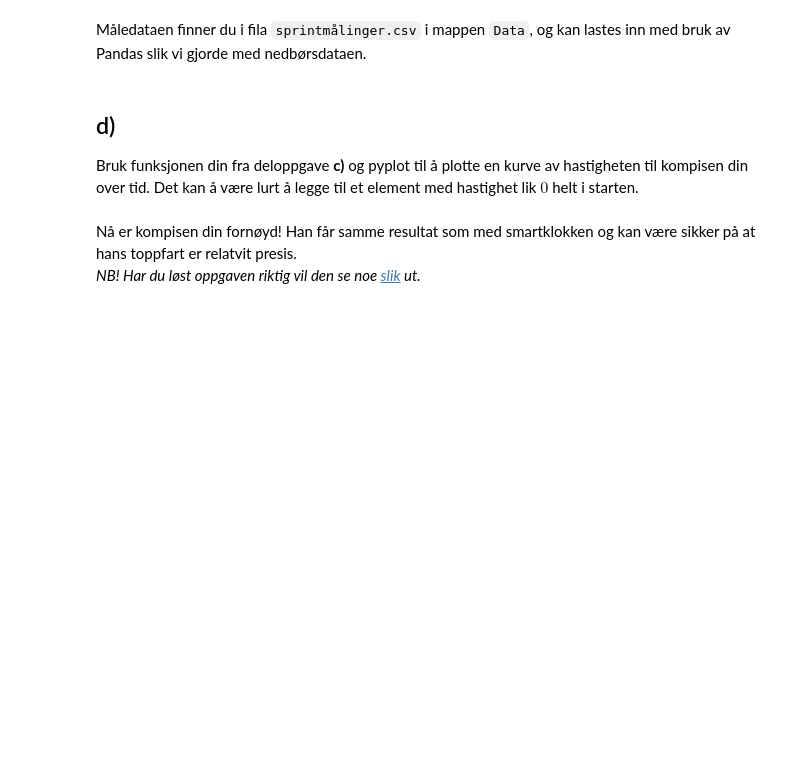
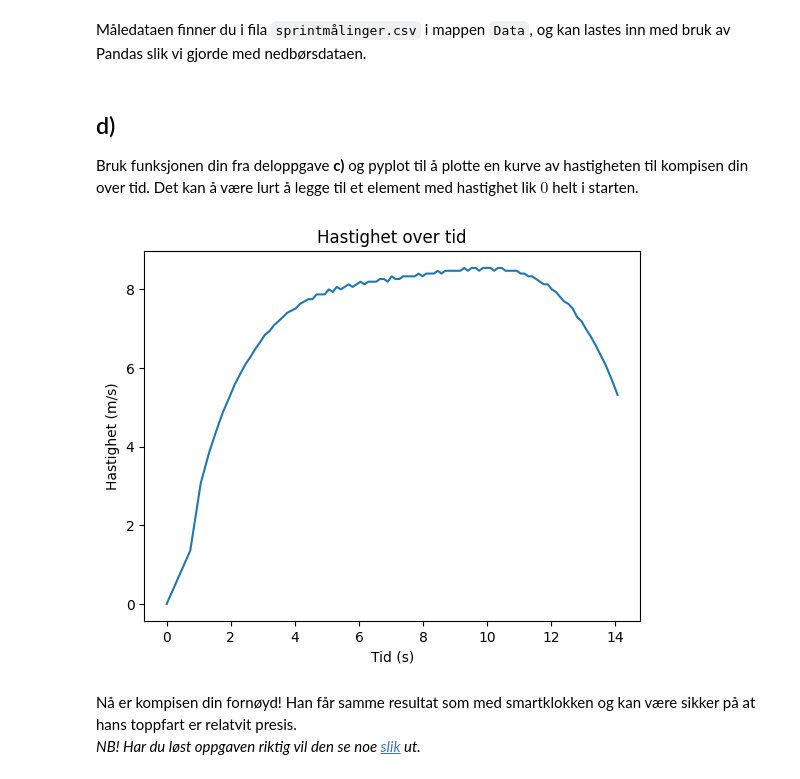
Before and after one commit to erikbjo/pnsobliger24, a Jupyter notebook: oblig3/9_Hastighetsberegning.ipynb, the cells around one changed output. Cells and saved outputs as stored; diff of their text form; code cells hidden in the pictures; blank space fills up the shorter version.

```diff
--- a/oblig3/9_Hastighetsberegning.ipynb
+++ b/oblig3/9_Hastighetsberegning.ipynb
@@ -71,11 +69,17 @@ Din oppgave er derfor å lage en funksjon som tar inn en liste med passeringstid
 Obs! I funksjonsdeklerasjonen står det "`x_n: list[float], t_n: list[float]`". Dette er en måte å fortelle at argumentene `t_n` og `x_n` skal være av typen liste, og denne listen inneholder flyttall.
 # %%
 def v_serie(x_n: list[float], t_n: list[float]):
-    #-------------------------------------
-    # SKRIV DIN KODE HER!
-    #-------------------------------------
+    # For pair of values
+    list_length, same_len = len(x_n), len(x_n) == len(t_n)
+    if not same_len:
+        return float("nan")
+    v_n = []
+    for i in range(list_length-1):
+        v_n.append((x_n[i+1] - x_n[i]) / (t_n[i+1] - t_n[i]))
+    return v_n
 
 # Bruk noen korte lister som for eksempel x_n = [0, 1, 2] og t_n = [0, 0.1, 0.17] til å teste funksjonen din
-#-------------------------------------
-# SKRIV DIN KODE HER!
-#-------------------------------------
+x_n = [0, 1, 2]
+t_n = [0, 0.1, 0.17]
+v_n = v_serie(x_n, t_n)
+print(v_n)
@@ -94,9 +100,18 @@ checkpoints = list(pd.to_numeric(df["Strekning (m)"]))
 ## d)
 Bruk funksjonen din fra deloppgave **c)** og pyplot til å plotte en kurve av hastigheten til kompisen din over tid. Det kan å være lurt å legge til et element med hastighet lik $0$ helt i starten.
 # %%
-#-------------------------------------
-# SKRIV DIN KODE HER!
-#-------------------------------------
+import matplotlib.pyplot as plt
+
+# Legg til en hastighet lik 0 i starten av listen
+v_n = [0] + v_serie(checkpoints, timestamps)
+
+plt.plot(timestamps, v_n)
+plt.xlabel("Tid (s)")
+plt.ylabel("Hastighet (m/s)")
+plt.title("Hastighet over tid")
+plt.show()
+# %% [output]
+[figure, added]
 # %% [markdown]
 Nå er kompisen din fornøyd! Han får samme resultat som med smartklokken og kan være sikker på at hans toppfart er relatvit presis.<br>
 *NB! Har du løst oppgaven riktig vil den se noe [slik](Figurer/oppg9d_lf.png) ut.*
```
Also changed, not shown: parts of 3 cells of this notebook, 20 other files.
